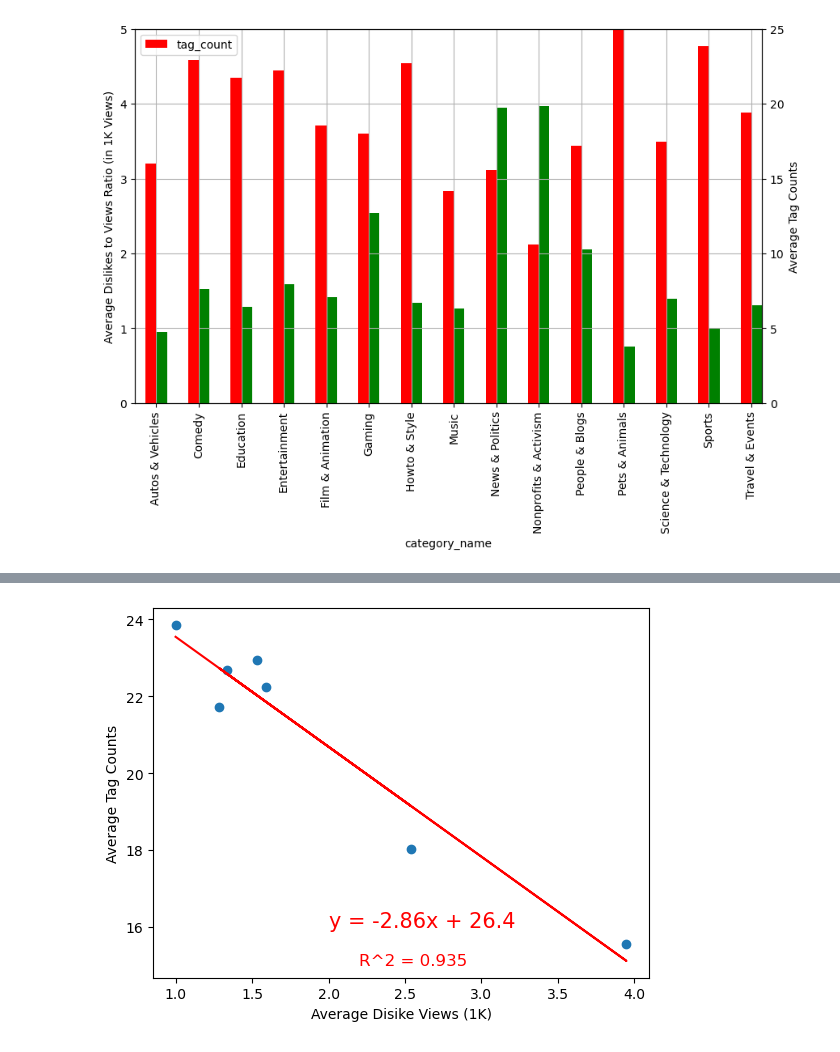
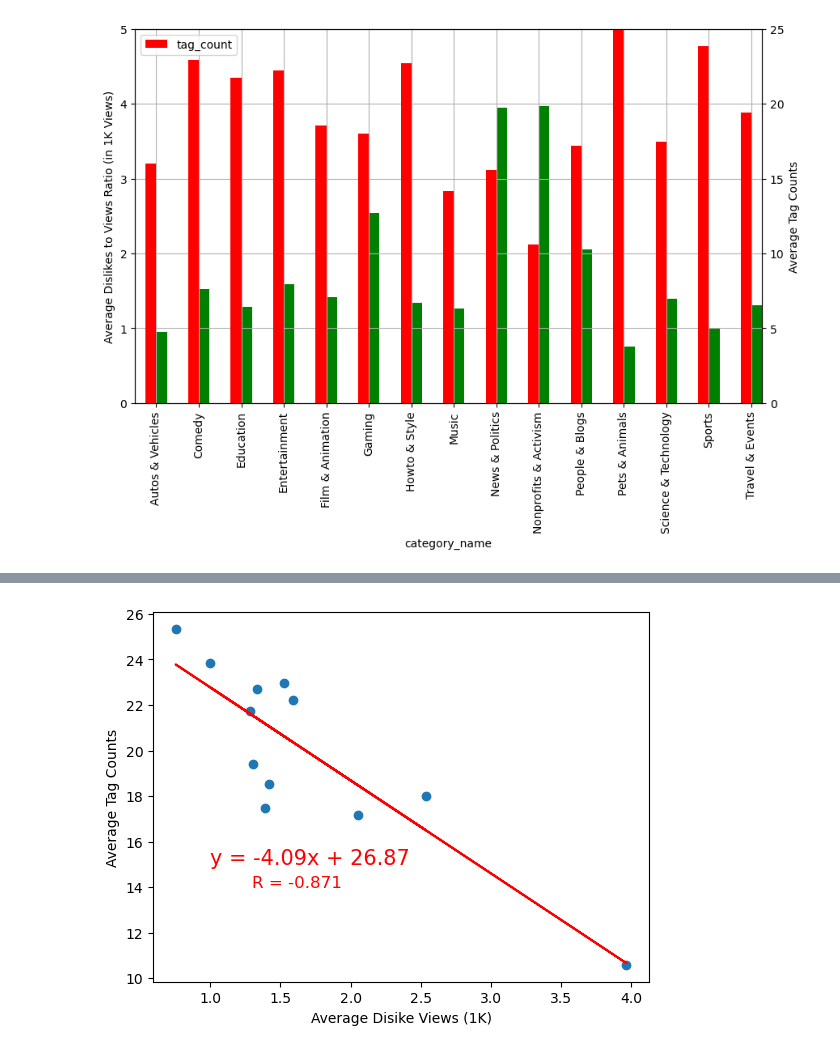
Before and after one commit to kimco2/project_1_misison_youtube, a Jupyter notebook: us_data_like.ipynb, the cells around one changed output, grey strips where cells are left out. Cells and saved outputs as stored; diff of their text form; code cells hidden in the pictures.

```diff
--- a/us_data_like.ipynb
+++ b/us_data_like.ipynb
@@ -450,5 +458,5 @@ plt.show()
 # %%
-us_like_df_categorical_new = us_like_df_categorical.loc[(us_like_df_categorical['category_id'] != 1) & (us_like_df_categorical['category_id'] != 2) & (us_like_df_categorical['category_id'] != 15) & (us_like_df_categorical['category_id'] != 19) & (us_like_df_categorical['category_id'] != 28) & (us_like_df_categorical['category_id'] != 29) & (us_like_df_categorical['category_id'] != 22) & (us_like_df_categorical['category_id'] != 10)]
+us_like_df_categorical_new = us_like_df_categorical.loc[(us_like_df_categorical['category_id'] != 25) & (us_like_df_categorical['category_id'] != 2) & (us_like_df_categorical['category_id'] != 10)]
 us_like_df_categorical_new
 # %% [output]
 |  | category_id | views | likes | dislikes | comment_count | comments_disabled | ratings_disabled | ... |
@@ -463,16 +476,16 @@ us_like_df_categorical_new
 # %%
 x_values_5 = us_like_df_categorical_new['dislikes_to_views']
 y_values_5 = us_like_df_categorical_new['tag_count']
 plt.scatter(x_values_5,y_values_5)
 (slope, intercept, rvalue, pvalue, stderr)=linregress(x_values_5,y_values_5)
 regress_line = slope * x_values_5 + intercept
 line_eq_2 = "y = " + str(round(slope,2)) + "x + " + str(round(intercept,2))
-r_squared_2 = "R^2 = " + str(round(rvalue**2, 3))
+r_value = "R = " + str(round(rvalue, 3))
 plt.plot(x_values_5, regress_line, '-r')
-plt.annotate(line_eq_2, (2,16), fontsize=15, color='red')
-plt.annotate(r_squared_2, (2.2,15), fontsize=12, color='red')
+plt.annotate(line_eq_2, (1,15), fontsize=15, color='red')
+plt.annotate(r_value, (1.3,14), fontsize=12, color='red')
 plt.xlabel('Average Disike Views (1K)')
 plt.ylabel('Average Tag Counts')
 plt.show()
 # %% [output]
-[figure, old version]
+[figure, new version]
```
Also changed, not shown: parts of 18 cells of this notebook.
